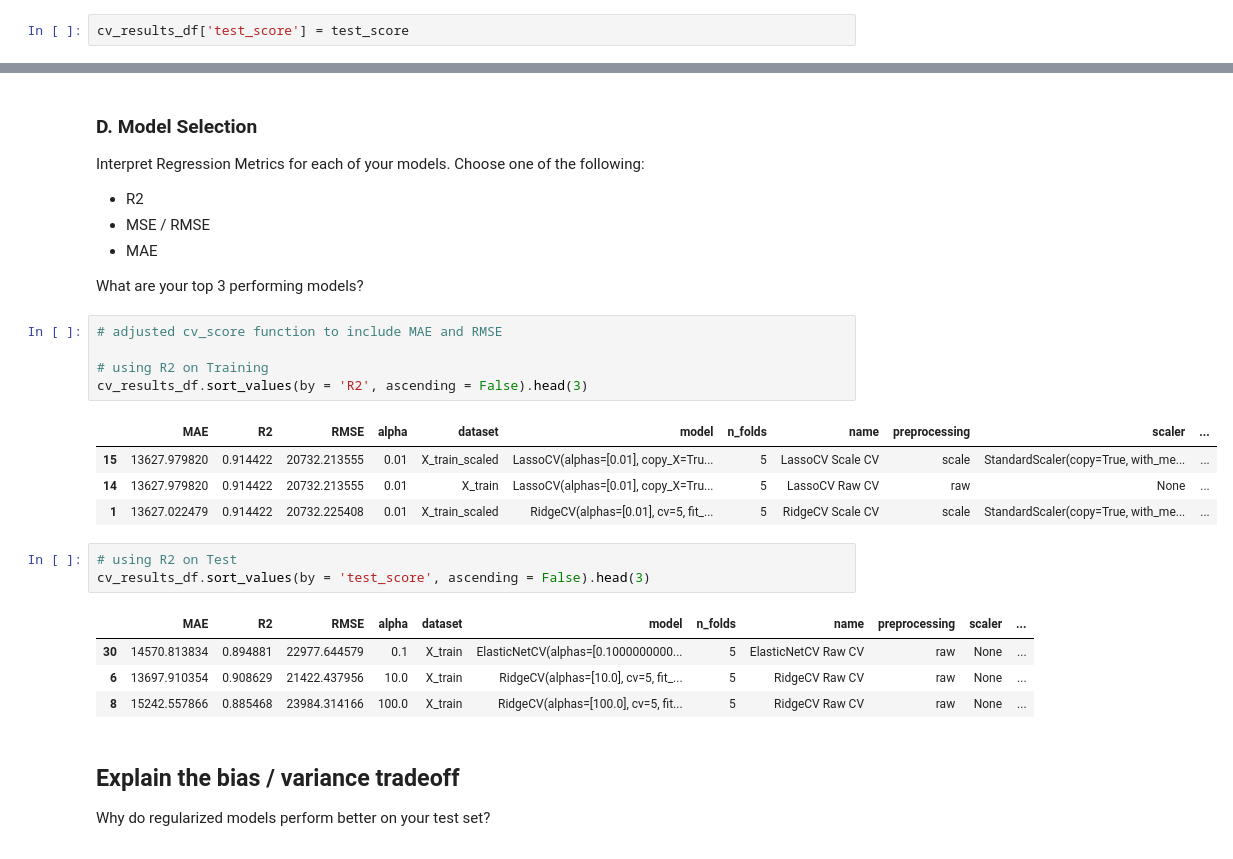
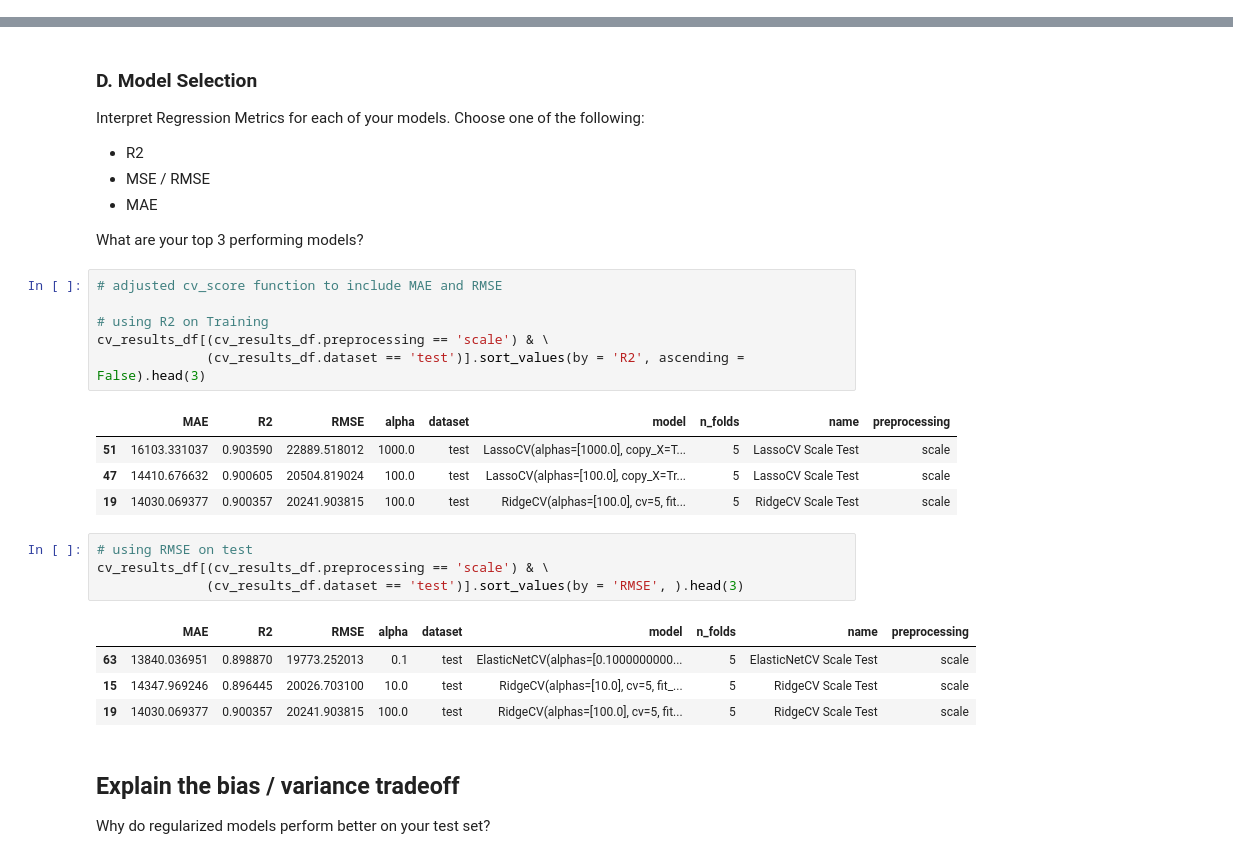
Before and after one commit to djkjohnston/Aimes_Housing_GA_DSI_Proj2, a Jupyter notebook: ipynb/project_2_starter.ipynb, the cells around one changed output, grey strips where cells are left out. Cells and saved outputs as stored; diff of their text form.

```diff
--- a/ipynb/project_2_starter.ipynb
+++ b/ipynb/project_2_starter.ipynb
@@ -1122,5 +1126,3 @@ len(test_score)
-# %%
-cv_results_df['test_score'] = test_score
 # %% [markdown]
 #### Display just the raw test results
 # %%
@@ -1157,21 +1161,23 @@ What are your top 3 performing models?
 # %%
 # adjusted cv_score function to include MAE and RMSE
 
 # using R2 on Training
-cv_results_df.sort_values(by = 'R2', ascending = False).head(3)
+cv_results_df[(cv_results_df.preprocessing == 'scale') & \
+              (cv_results_df.dataset == 'test')].sort_values(by = 'R2', ascending = False).head(3)
 # %% [output]
-|  | MAE | R2 | RMSE | alpha | dataset | model | n_folds | name | preprocessing | scaler | ... |
-| 15 | 13627.979820 | 0.914422 | 20732.213555 | 0.01 | X_train_scaled | LassoCV(alphas=[0.01], copy_X=Tru... | 5 | LassoCV Scale CV | scale | StandardScaler(copy=True, with_me... | ... |
-| 14 | 13627.979820 | 0.914422 | 20732.213555 | 0.01 | X_train | LassoCV(alphas=[0.01], copy_X=Tru... | 5 | LassoCV Raw CV | raw | None | ... |
-| 1 | 13627.022479 | 0.914422 | 20732.225408 | 0.01 | X_train_scaled | RidgeCV(alphas=[0.01], cv=5, fit_... | 5 | RidgeCV Scale CV | scale | StandardScaler(copy=True, with_me... | ... |
+|  | MAE | R2 | RMSE | alpha | dataset | model | n_folds | name | preprocessing |
+| 51 | 16103.331037 | 0.903590 | 22889.518012 | 1000.0 | test | LassoCV(alphas=[1000.0], copy_X=T... | 5 | LassoCV Scale Test | scale |
+| 47 | 14410.676632 | 0.900605 | 20504.819024 | 100.0 | test | LassoCV(alphas=[100.0], copy_X=Tr... | 5 | LassoCV Scale Test | scale |
+| 19 | 14030.069377 | 0.900357 | 20241.903815 | 100.0 | test | RidgeCV(alphas=[100.0], cv=5, fit... | 5 | RidgeCV Scale Test | scale |
 # %%
-# using R2 on Test
-cv_results_df.sort_values(by = 'test_score', ascending = False).head(3)
+# using RMSE on test
+cv_results_df[(cv_results_df.preprocessing == 'scale') & \
+              (cv_results_df.dataset == 'test')].sort_values(by = 'RMSE', ).head(3)
 # %% [output]
-|  | MAE | R2 | RMSE | alpha | dataset | model | n_folds | name | preprocessing | scaler | ... |
-| 30 | 14570.813834 | 0.894881 | 22977.644579 | 0.1 | X_train | ElasticNetCV(alphas=[0.1000000000... | 5 | ElasticNetCV Raw CV | raw | None | ... |
-| 6 | 13697.910354 | 0.908629 | 21422.437956 | 10.0 | X_train | RidgeCV(alphas=[10.0], cv=5, fit_... | 5 | RidgeCV Raw CV | raw | None | ... |
-| 8 | 15242.557866 | 0.885468 | 23984.314166 | 100.0 | X_train | RidgeCV(alphas=[100.0], cv=5, fit... | 5 | RidgeCV Raw CV | raw | None | ... |
+|  | MAE | R2 | RMSE | alpha | dataset | model | n_folds | name | preprocessing |
+| 63 | 13840.036951 | 0.898870 | 19773.252013 | 0.1 | test | ElasticNetCV(alphas=[0.1000000000... | 5 | ElasticNetCV Scale Test | scale |
+| 15 | 14347.969246 | 0.896445 | 20026.703100 | 10.0 | test | RidgeCV(alphas=[10.0], cv=5, fit_... | 5 | RidgeCV Scale Test | scale |
+| 19 | 14030.069377 | 0.900357 | 20241.903815 | 100.0 | test | RidgeCV(alphas=[100.0], cv=5, fit... | 5 | RidgeCV Scale Test | scale |
 # %% [markdown]
 ## Explain the bias / variance tradeoff
 
```
Also changed, not shown: parts of 43 cells of this notebook.
